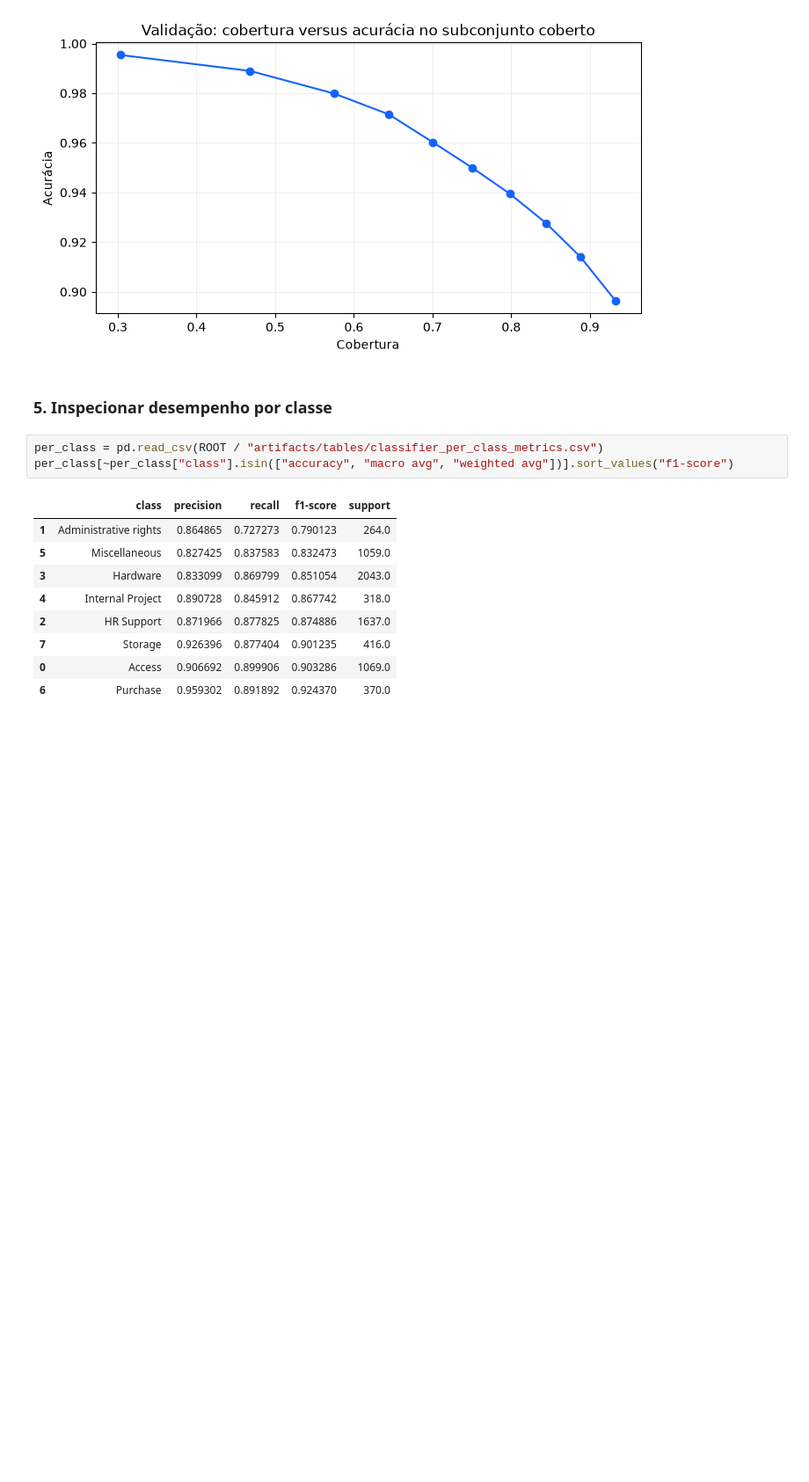
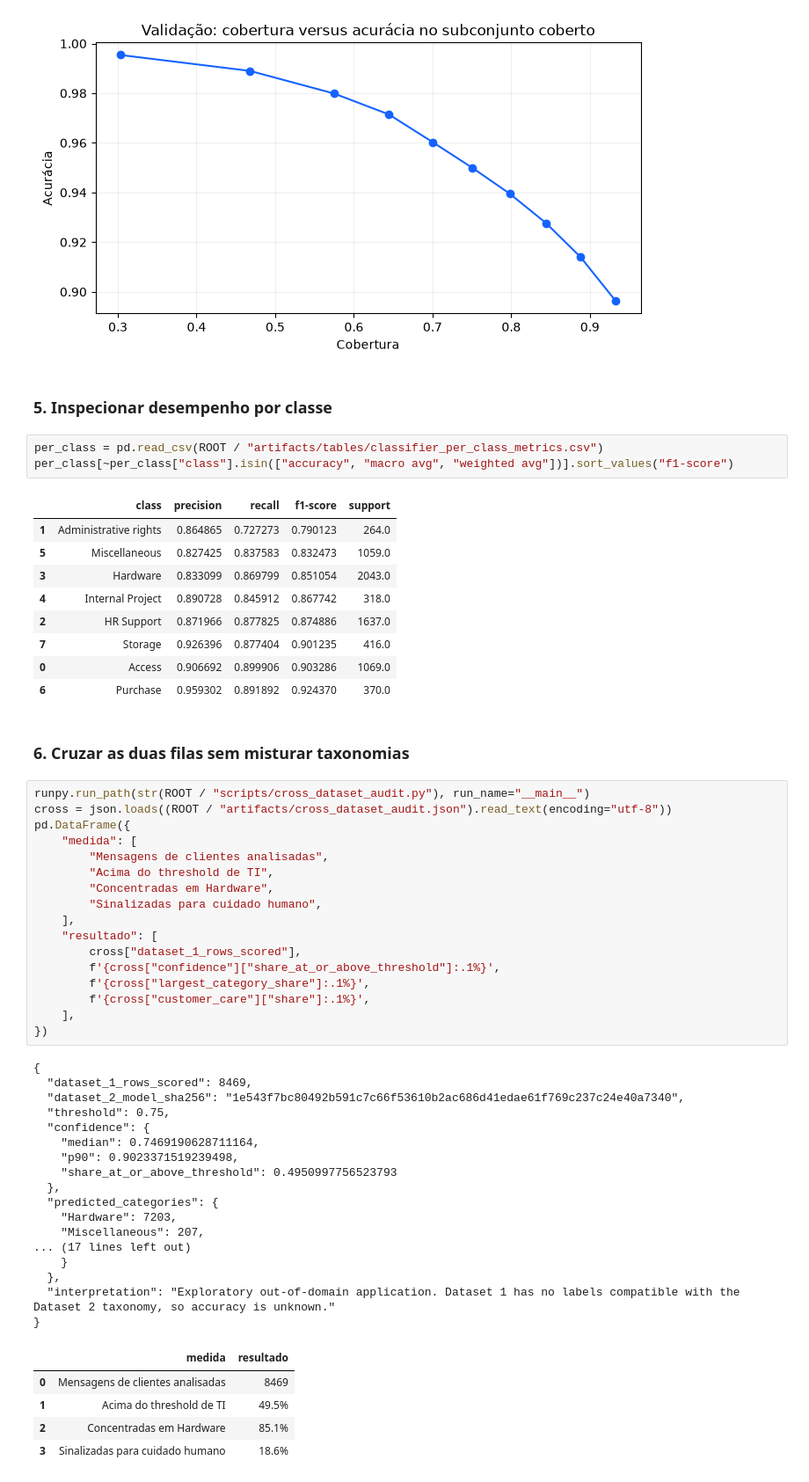
Before and after one commit to Gestao-Quatro-Ponto-Zero/ai-master-challenge, a Jupyter notebook: submissions/pedro-goncalves/solution/notebooks/challenge-002-analysis.ipynb, the cells around one changed output. Shown at 88% size. Cells and saved outputs as stored; diff of their text form; blank space fills up the shorter version.

Commit message:
feat: prioritize customer care in support pilot

```diff
--- a/submissions/pedro-goncalves/solution/notebooks/challenge-002-analysis.ipynb
+++ b/submissions/pedro-goncalves/solution/notebooks/challenge-002-analysis.ipynb
@@ -154,6 +157,48 @@ per_class[~per_class["class"].isin(["accuracy", "macro avg", "weighted avg"])].s
 | 7 | Storage | 0.926396 | 0.877404 | 0.901235 | 416.0 |
 | 0 | Access | 0.906692 | 0.899906 | 0.903286 | 1069.0 |
 | 6 | Purchase | 0.959302 | 0.891892 | 0.924370 | 370.0 |
+# %% [markdown]
+### 6. Cruzar as duas filas sem misturar taxonomias
+# %%
+runpy.run_path(str(ROOT / "scripts/cross_dataset_audit.py"), run_name="__main__")
+cross = json.loads((ROOT / "artifacts/cross_dataset_audit.json").read_text(encoding="utf-8"))
+pd.DataFrame({
+    "medida": [
+        "Mensagens de clientes analisadas",
+        "Acima do threshold de TI",
+        "Concentradas em Hardware",
+        "Sinalizadas para cuidado humano",
+    ],
+    "resultado": [
+        cross["dataset_1_rows_scored"],
+        f'{cross["confidence"]["share_at_or_above_threshold"]:.1%}',
+        f'{cross["largest_category_share"]:.1%}',
+        f'{cross["customer_care"]["share"]:.1%}',
+    ],
+})
+# %% [output]
+{
+  "dataset_1_rows_scored": 8469,
+  "dataset_2_model_sha256": "1e543f7bc80492b591c7c66f53610b2ac686d41edae61f769c237c24e40a7340",
+  "threshold": 0.75,
+  "confidence": {
+    "median": 0.7469190628711164,
+    "p90": 0.9023371519239498,
+    "share_at_or_above_threshold": 0.4950997756523793
+  },
+  "predicted_categories": {
+    "Hardware": 7203,
+    "Miscellaneous": 207,
+... (17 lines left out)
+    }
+  },
+  "interpretation": "Exploratory out-of-domain application. Dataset 1 has no labels compatible with the Dataset 2 taxonomy, so accuracy is unknown."
+}
+|  | medida | resultado |
+| 0 | Mensagens de clientes analisadas | 8469 |
+| 1 | Acima do threshold de TI | 49.5% |
+| 2 | Concentradas em Hardware | 85.1% |
+| 3 | Sinalizadas para cuidado humano | 18.6% |
 # %% [markdown]
 ## Takeaways
 
```
Also changed, not shown: parts of 5 cells of this notebook, 27 other files.
